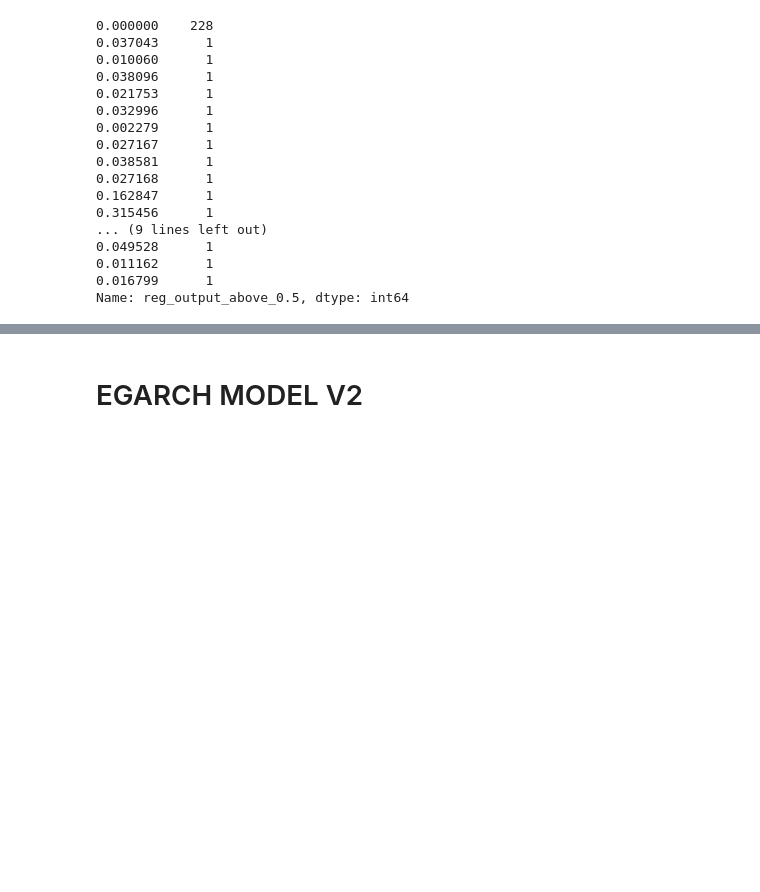
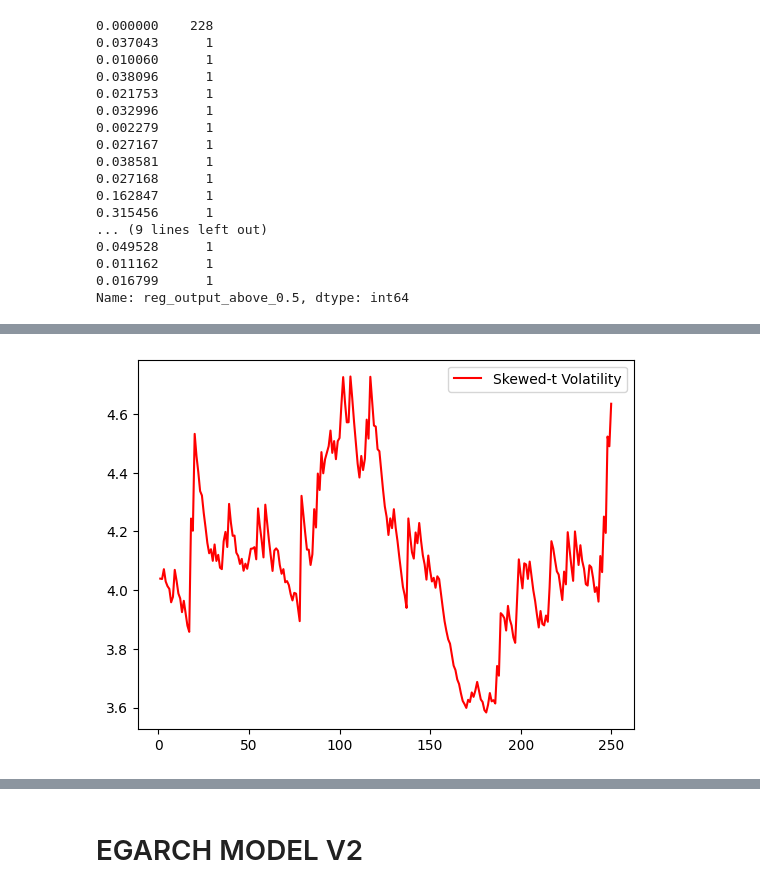
Before and after one commit to Maartenmoes9/Thesis_30_ECTS, a Jupyter notebook: GARCH_Oliver.ipynb, the cells around one changed output, grey strips where cells are left out. Saved outputs shown, nothing was run; the diff lists cells and outputs as text; code cells hidden in the pictures; blank space fills up the shorter version.

```diff
--- a/GARCH_Oliver.ipynb
+++ b/GARCH_Oliver.ipynb
@@ -175,0 +277,9 @@ Covariance estimator: robust
+# %%
+# Specify GARCH model assumptions
+skewt_gm = arch_model(data['Return'], p = 1, q = 1, mean = 'constant', vol = 'GARCH', dist = 'skewt')
+
+# Fit the model
+skewt_result = skewt_gm.fit(disp = 'off')
+
+# Get model estimated volatility
+skewt_vol = skewt_result.conditional_volatility
@@ -175,0 +312,7 @@ Covariance estimator: robust
+# %%
+# Plot model fitting results
+plt.plot(skewt_vol, color = 'red', label = 'Skewed-t Volatility')
+plt.legend(loc = 'upper right')
+plt.show()
+# %% [output]
+[figure, added]
```
Also changed, not shown: parts of 37 cells of this notebook.
